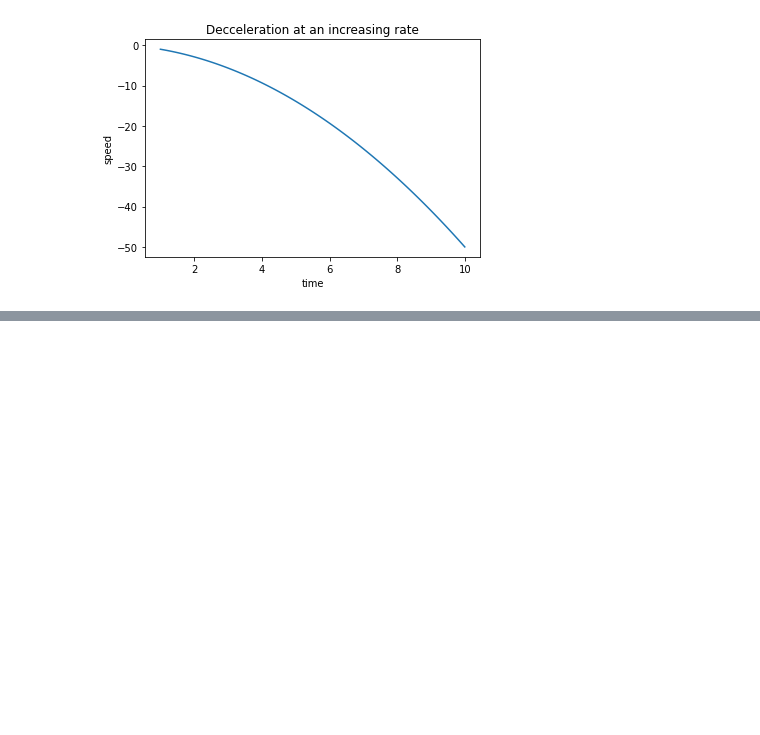
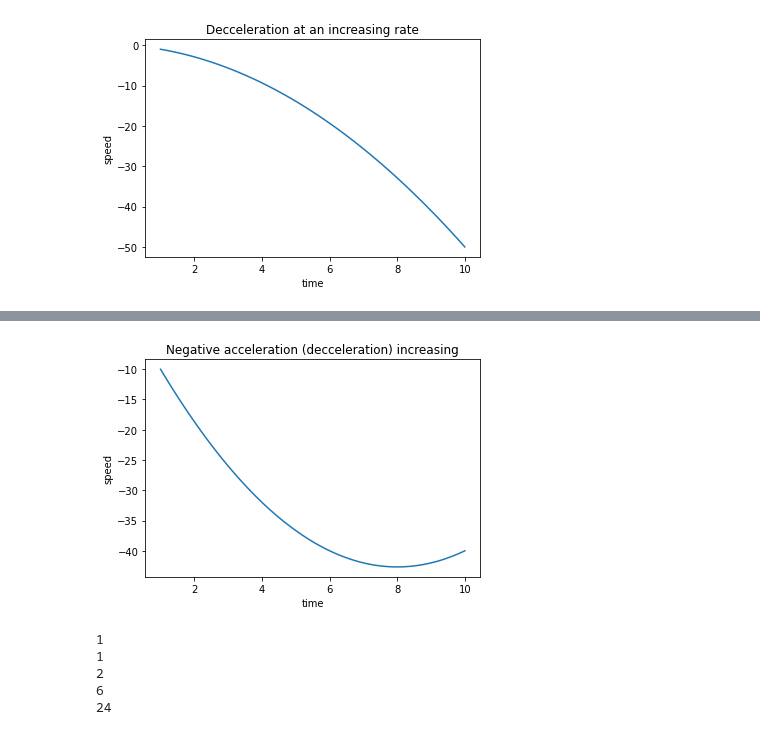
Before and after one commit to locua/code_puzzles, a Jupyter notebook: physics/TESTING.ipynb, the cells around one changed output, grey strips where cells are left out. Cells and saved outputs as stored; diff of their text form; code cells hidden in the pictures; blank space fills up the shorter version.

```diff
--- a/physics/TESTING.ipynb
+++ b/physics/TESTING.ipynb
@@ -27,0 +28,22 @@ plt.show()
+# %%
+a=np.linspace(-10,-4,100)
+t=np.linspace(1,10,100)
+v=[a[i]*ti for i, ti in enumerate(t)]
+
+plt.plot(t,v)
+plt.xlabel("time")
+plt.ylabel("speed")
+plt.title("Negative acceleration (decceleration) increasing")
+plt.show()
+# %% [output]
+[figure, added]
+# %%
+import math
+for i in range(5):
+    print(math.factorial(i))
+# %% [output]
+1
+1
+2
+6
+24
```
Also changed, not shown: parts of 1 cell of this notebook, 2 other files.
